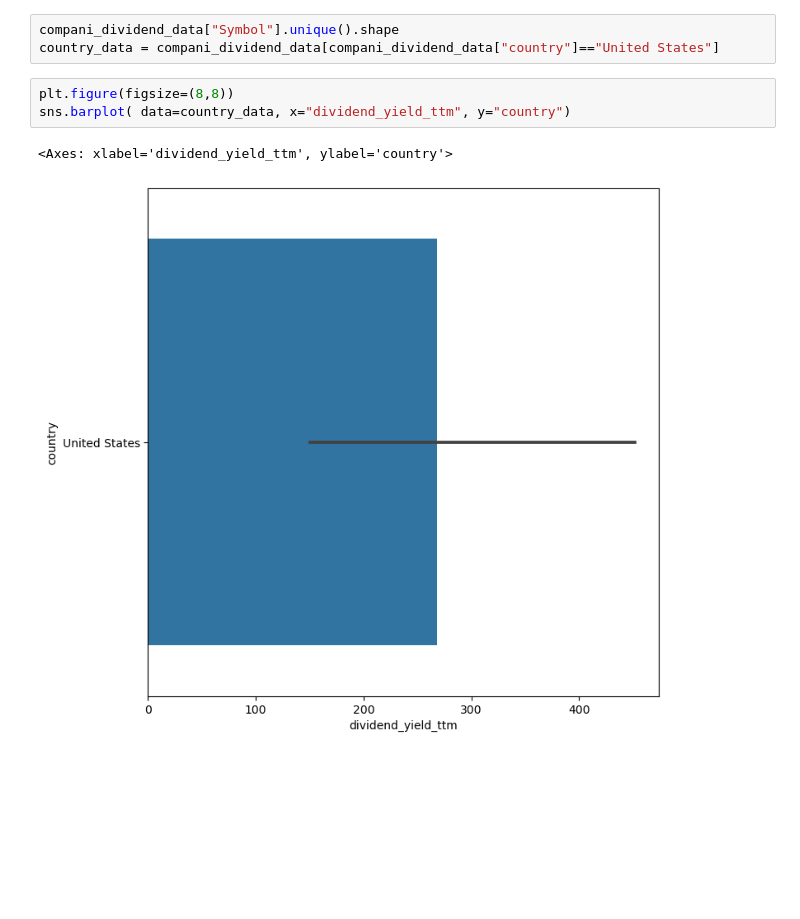
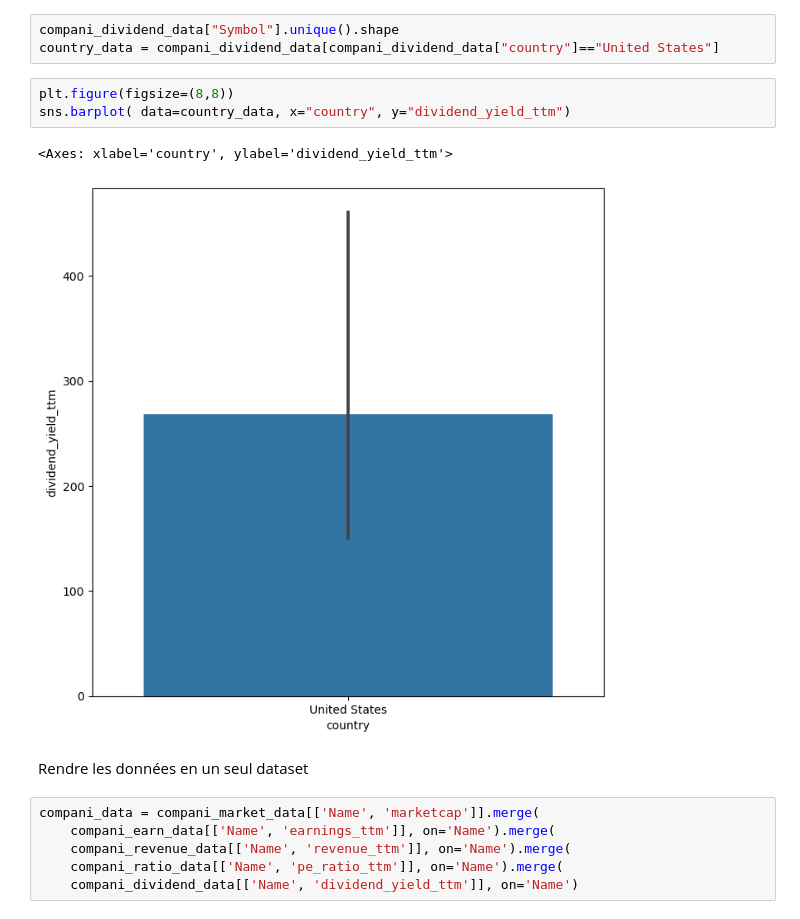
Before and after one commit to Gilleskulk/Analyse-of-data, a Jupyter notebook: Analyse_companies.ipynb, the cells around one changed output. Drawn from its saved outputs; the diff is of its cells as text; blank space fills up the shorter version.

```diff
--- a/Analyse_companies.ipynb
+++ b/Analyse_companies.ipynb
@@ -286,7 +286,15 @@ compani_dividend_data["Symbol"].unique().shape
 country_data = compani_dividend_data[compani_dividend_data["country"]=="United States"]
 # %%
 plt.figure(figsize=(8,8))
-sns.barplot( data=country_data, x="dividend_yield_ttm", y="country")
+sns.barplot( data=country_data, x="country", y="dividend_yield_ttm")
 # %% [output]
-<Axes: xlabel='dividend_yield_ttm', ylabel='country'>
+<Axes: xlabel='country', ylabel='dividend_yield_ttm'>
-[figure, old version]
+[figure, new version]
+# %% [markdown]
+Rendre les données en un seul dataset
+# %%
+compani_data = compani_market_data[['Name', 'marketcap']].merge(
+    compani_earn_data[['Name', 'earnings_ttm']], on='Name').merge(
+    compani_revenue_data[['Name', 'revenue_ttm']], on='Name').merge(
+    compani_ratio_data[['Name', 'pe_ratio_ttm']], on='Name').merge(
+    compani_dividend_data[['Name', 'dividend_yield_ttm']], on='Name')
```
Also changed, not shown: parts of 3 cells of this notebook.
